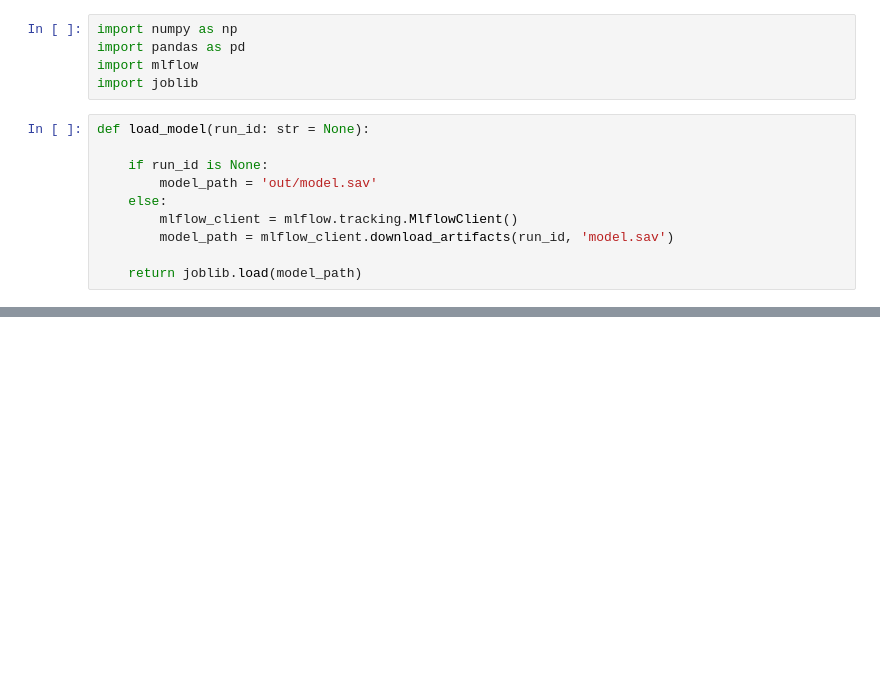
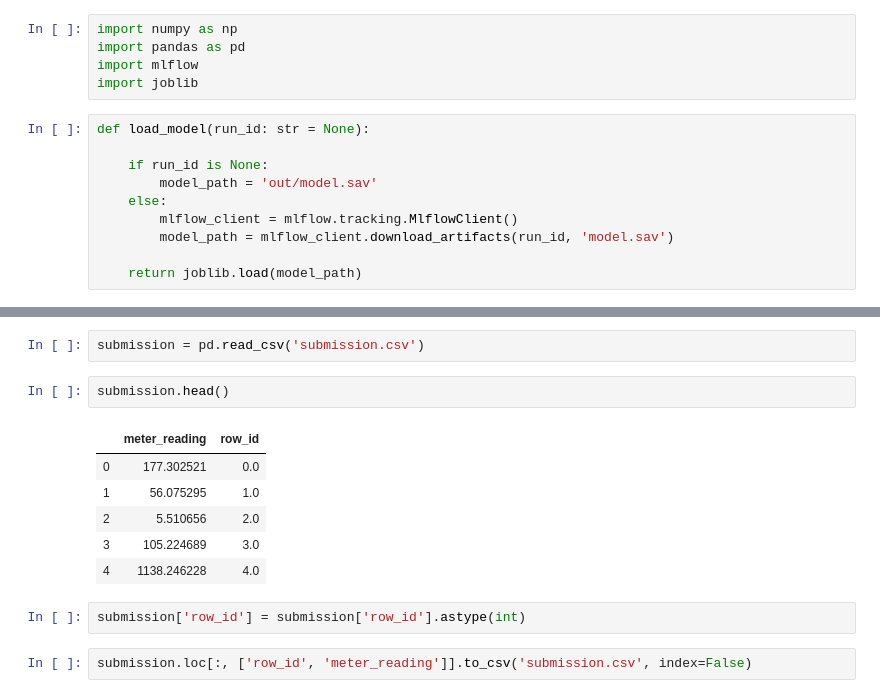
Before and after one commit to ytkj/ashrae-energy-prediction, a Jupyter notebook: predict.ipynb, the cells around one changed output, grey strips where cells are left out. Drawn from its saved outputs; the diff is of its cells as text; blank space fills up the shorter version.

```diff
--- a/predict.ipynb
+++ b/predict.ipynb
@@ -43,0 +35,15 @@ predict(dataset_test, m).to_csv('submission.csv', index=False)
+# %%
+submission = pd.read_csv('submission.csv')
+# %%
+submission.head()
+# %% [output]
+|  | meter_reading | row_id |
+| 0 | 177.302521 | 0.0 |
+| 1 | 56.075295 | 1.0 |
+| 2 | 5.510656 | 2.0 |
+| 3 | 105.224689 | 3.0 |
+| 4 | 1138.246228 | 4.0 |
+# %%
+submission['row_id'] = submission['row_id'].astype(int)
+# %%
+submission.loc[:, ['row_id', 'meter_reading']].to_csv('submission.csv', index=False)
```
Also changed, not shown: parts of 3 cells of this notebook, 1 other file.
